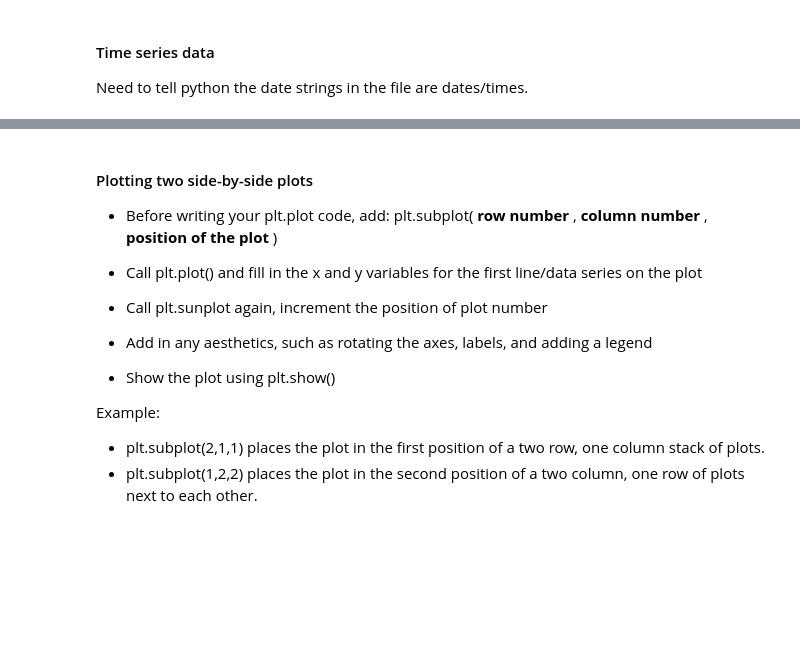
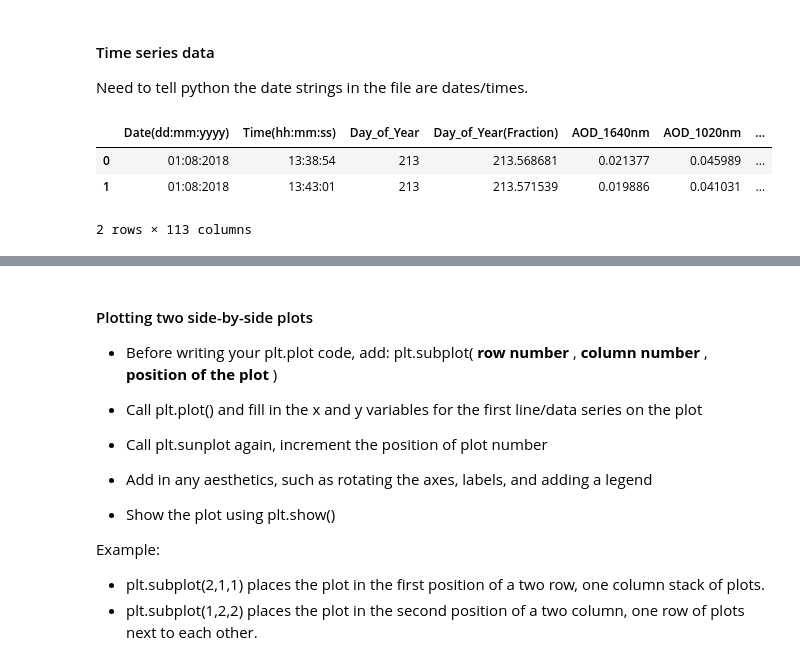
Before and after one commit to eviatarbach/ncep-lectures, a Jupyter notebook: part-1.ipynb, the cells around one changed output, grey strips where cells are left out. Cells and saved outputs as stored; diff of their text form; code cells hidden in the pictures; blank space fills up the shorter version.

```diff
--- a/part-1.ipynb
+++ b/part-1.ipynb
@@ -258,6 +245,14 @@ plt.show()
 Need to tell python the date strings in the file are dates/times.
 # %%
 groundStationPNNL = pd.read_csv('data/20180801_20180831_PNNL_lev15.csv')
+# %%
+# Examine the first few lines...
+groundStationPNNL[0:2]
+# %% [output]
+|  | Date(dd:mm:yyyy) | Time(hh:mm:ss) | Day_of_Year | Day_of_Year(Fraction) | AOD_1640nm | AOD_1020nm | ... |
+| 0 | 01:08:2018 | 13:38:54 | 213 | 213.568681 | 0.021377 | 0.045989 | ... |
+| 1 | 01:08:2018 | 13:43:01 | 213 | 213.571539 | 0.019886 | 0.041031 | ... |
+2 rows × 113 columns
 # %%
 # Convert the string dates and times to date format (Note: \ continues to new line)
 groundStationPNNL['datetime'] = groundStationPNNL['Date(dd:mm:yyyy)'] + \
```
Also changed, not shown: parts of 14 cells of this notebook, 3 other files.
